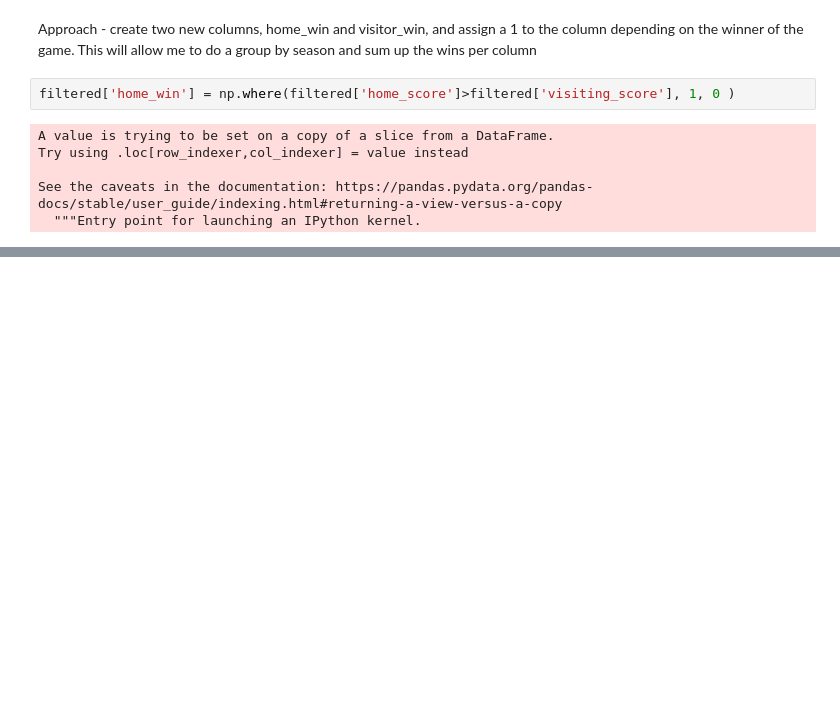
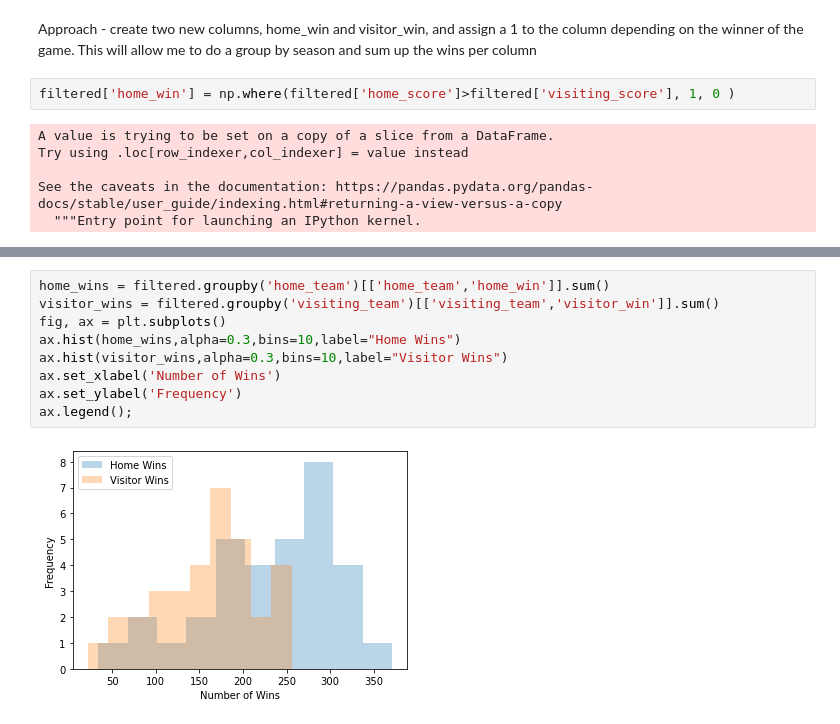
Before and after one commit to wjlau/Capstone1-Proposal, a Jupyter notebook: Basketball_Dataset.ipynb, the cells around one changed output, grey strips where cells are left out. Cells and saved outputs as stored; diff of their text form; blank space fills up the shorter version.

```diff
--- a/Basketball_Dataset.ipynb
+++ b/Basketball_Dataset.ipynb
@@ -168,0 +177,11 @@ filtered
+# %%
+home_wins = filtered.groupby('home_team')[['home_team','home_win']].sum()
+visitor_wins = filtered.groupby('visiting_team')[['visiting_team','visitor_win']].sum()
+fig, ax = plt.subplots()
+ax.hist(home_wins,alpha=0.3,bins=10,label="Home Wins")
+ax.hist(visitor_wins,alpha=0.3,bins=10,label="Visitor Wins")
+ax.set_xlabel('Number of Wins')
+ax.set_ylabel('Frequency')
+ax.legend();
+# %% [output]
+[figure, added]
```
Also changed, not shown: parts of 2 cells of this notebook.
